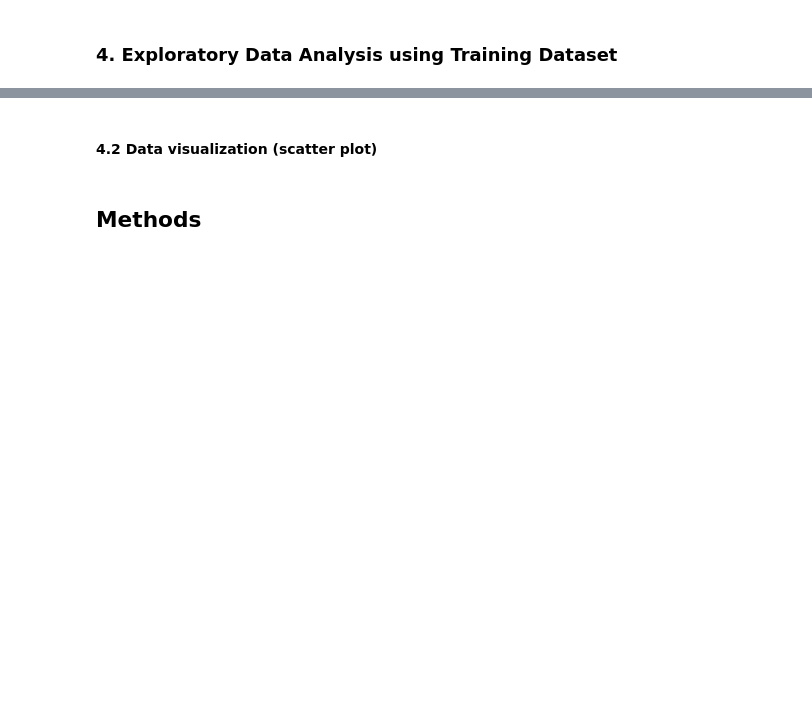
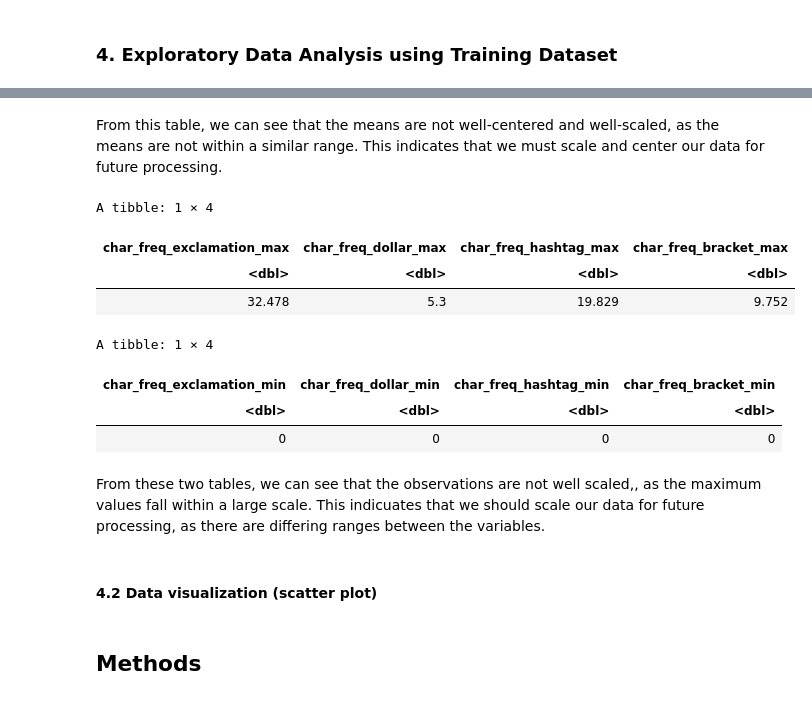
Before and after one commit to SarahHoang/dsci-100-project-group-162, a Jupyter notebook: proposal_group_162.ipynb, the cells around one changed output, grey strips where cells are left out. Saved outputs shown, nothing was run; the diff lists cells and outputs as text; code cells hidden in the pictures; blank space fills up the shorter version.

```diff
--- a/proposal_group_162.ipynb
+++ b/proposal_group_162.ipynb
@@ -188,3 +182,30 @@ A tibble: 1 × 3
+# %% [markdown]
+From this table, we can see that the means are not well-centered and well-scaled, as the means are not within a similar range. This indicates that we must scale and center our data for future processing.
+# %%
+data_train_max <- data_train %>%
+    summarize(char_freq_exclamation_max = max(char_freq_exclamation),
+          char_freq_dollar_max = max(char_freq_dollar),
+          char_freq_hashtag_max = max(char_freq_hashtag),
+              char_freq_bracket_max = max(char_freq_bracket))
+data_train_max
+
+data_train_min <- data_train %>%
+    summarize(char_freq_exclamation_min = min(char_freq_exclamation),
+          char_freq_dollar_min = min(char_freq_dollar),
+          char_freq_hashtag_min = min(char_freq_hashtag),
+              char_freq_bracket_min = min(char_freq_bracket))
+data_train_min
+# %% [output]
+A tibble: 1 × 4
+| char_freq_exclamation_max | char_freq_dollar_max | char_freq_hashtag_max | char_freq_bracket_max |
+| <dbl> | <dbl> | <dbl> | <dbl> |
+| 32.478 | 5.3 | 19.829 | 9.752 |
+A tibble: 1 × 4
+| char_freq_exclamation_min | char_freq_dollar_min | char_freq_hashtag_min | char_freq_bracket_min |
+| <dbl> | <dbl> | <dbl> | <dbl> |
+| 0 | 0 | 0 | 0 |
+# %% [markdown]
+From these two tables, we can see that the observations are not well scaled,, as the maximum values fall within a large scale. This indicuates that we should scale our data for future processing, as there are differing ranges between the variables.
 # %% [markdown]
 #### 4.2 Data visualization (scatter plot)
 # %% [markdown]
```
Also changed, not shown: parts of 5 cells of this notebook.
